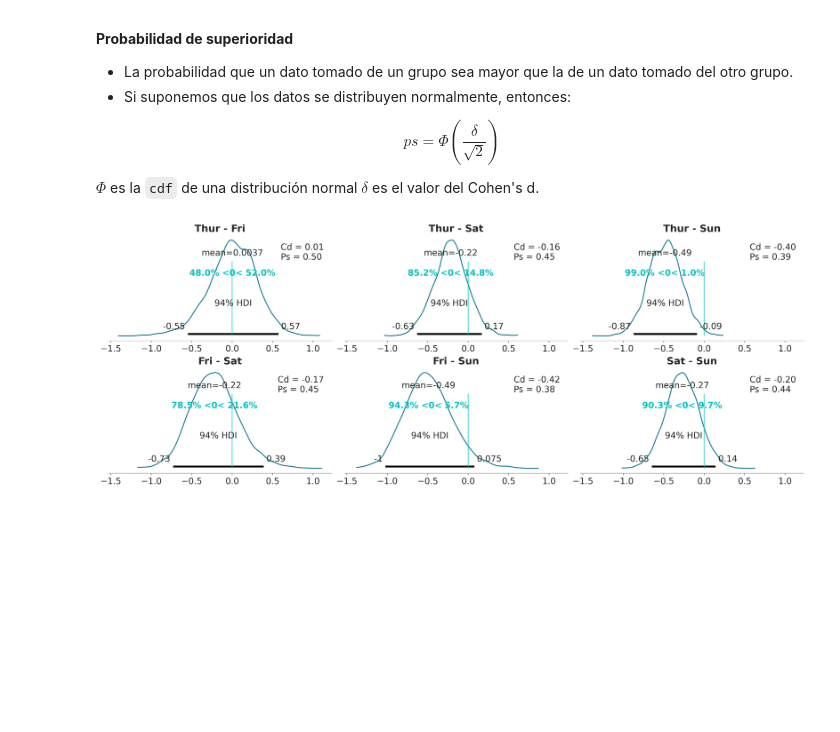
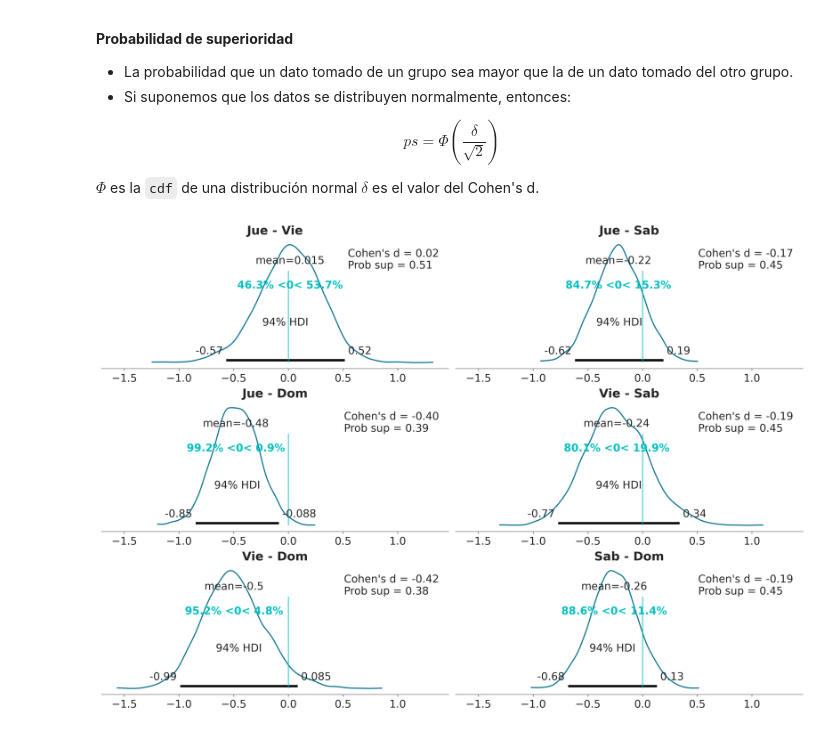
Before and after one commit to LCD-UNSAM/estadistica_e_inferencia_II, a Jupyter notebook: diapo/diapo_02.ipynb, the cells around one changed output. Cells and saved outputs as stored; diff of their text form; code cells hidden in the pictures; blank space fills up the shorter version.

```diff
--- a/diapo/diapo_02.ipynb
+++ b/diapo/diapo_02.ipynb
@@ -369,6 +375,0 @@ Sampling: [acc_observed]
-# %%
-_, ax = plt.subplots(1, 2, figsize=(12, 4))
-az.plot_ppc(idata_cat, ax=ax[0], colors=["C0", "k", "C2"])
-ax[0].set_xlabel("acc")
-az.plot_loo_pit(idata_cat, "acc_observed", ax=ax[1], use_hdi=True)
-ax[1].set_yticks([]);
@@ -453,16 +420,16 @@ az.plot_forest(tips.pivot(columns='day', values='tip').to_dict('list'),
 # %%
-categories= ['Thur', 'Fri', 'Sat', 'Sun']
+categories = np.array(["Jue", "Vie", "Sab", "Dom"])
 
-tip = tips['tip'].values
-idx = pd.Categorical(tips['day'], categories=categories).codes
+tip = tips["propina"].values
+idx = pd.Categorical(tips["dia"], categories=categories).codes
 # %%
-coords = {"days": categories}
+coords = {"dias": categories, "dias_flat": categories[idx]}
 
 with pm.Model(coords=coords) as comparing_groups:
-    μ = pm.HalfNormal('μ', sigma=5, dims="days")
-    σ = pm.HalfNormal('σ', sigma=1, dims="days")
+    μ = pm.HalfNormal("μ", sigma=5, dims="dias")
+    σ = pm.HalfNormal("σ", sigma=1, dims="dias")
 
-    y = pm.Gamma('y', mu=μ[idx], sigma=σ[idx], observed=tip)
+    y = pm.Gamma("y", mu=μ[idx], sigma=σ[idx], observed=tip, dims="dias_flat")
 
     idata_cg = pm.sample()
     idata_cg.extend(pm.sample_posterior_predictive(idata_cg))
@@ -506,23 +484,24 @@ $\Phi$ es la `cdf` de una distribución normal $\delta$ es el valor del Cohen's
 # %%
 cg_posterior = az.extract(idata_cg)
 
+dist = pz.Normal(0, 1)
+
 comparisons = [(categories[i], categories[j]) for i in range(4) for j in range(i+1, 4)]
 
-_, axes = plt.subplots(2, 3, figsize=(16, 6), sharex=True)
+_, axes = plt.subplots(3, 2, figsize=(13, 9), sharex=True)
 
 for (i, j), ax in zip(comparisons, axes.ravel()):
-    means_diff = cg_posterior['μ'].sel(days=i) - cg_posterior['μ'].sel(days=j)
+    means_diff = cg_posterior["μ"].sel(dias=i) - cg_posterior['μ'].sel(dias=j)
 
     d_cohen = (means_diff /
-               np.sqrt((cg_posterior['σ'].sel(days=i)**2 +
-                        cg_posterior['σ'].sel(days=j)**2) / 2)
+               np.sqrt((cg_posterior["σ"].sel(dias=i)**2 +
+                        cg_posterior["σ"].sel(dias=j)**2) / 2)
               ).mean().item()
 
-    ps = pz.Normal(0, 1).rv_frozen.cdf(d_cohen/(2**0.5))
+    ps = dist.cdf(d_cohen/(2**0.5))
     az.plot_posterior(means_diff.values, ref_val=0, ax=ax)
     ax.set_title(f"{i} - {j}")
-
-    ax.plot(0, label=f"Cd = {d_cohen:.2f}\nPs = {ps:.2f}", alpha=0)
+    ax.plot(0, label=f"Cohen's d = {d_cohen:.2f}\nProb sup = {ps:.2f}", alpha=0)
     ax.legend(loc=1)
 # %% [output]
-[figure, old version]
+[figure, new version]
```
Also changed, not shown: parts of 24 cells of this notebook, 1 other file.
